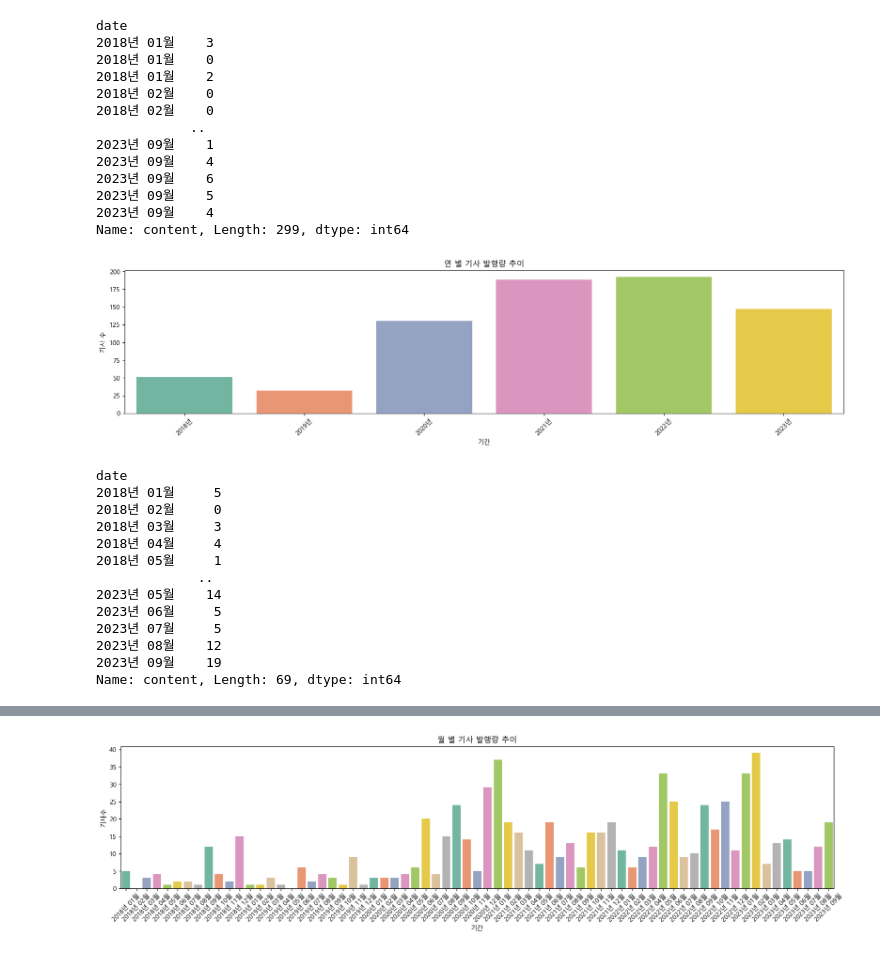
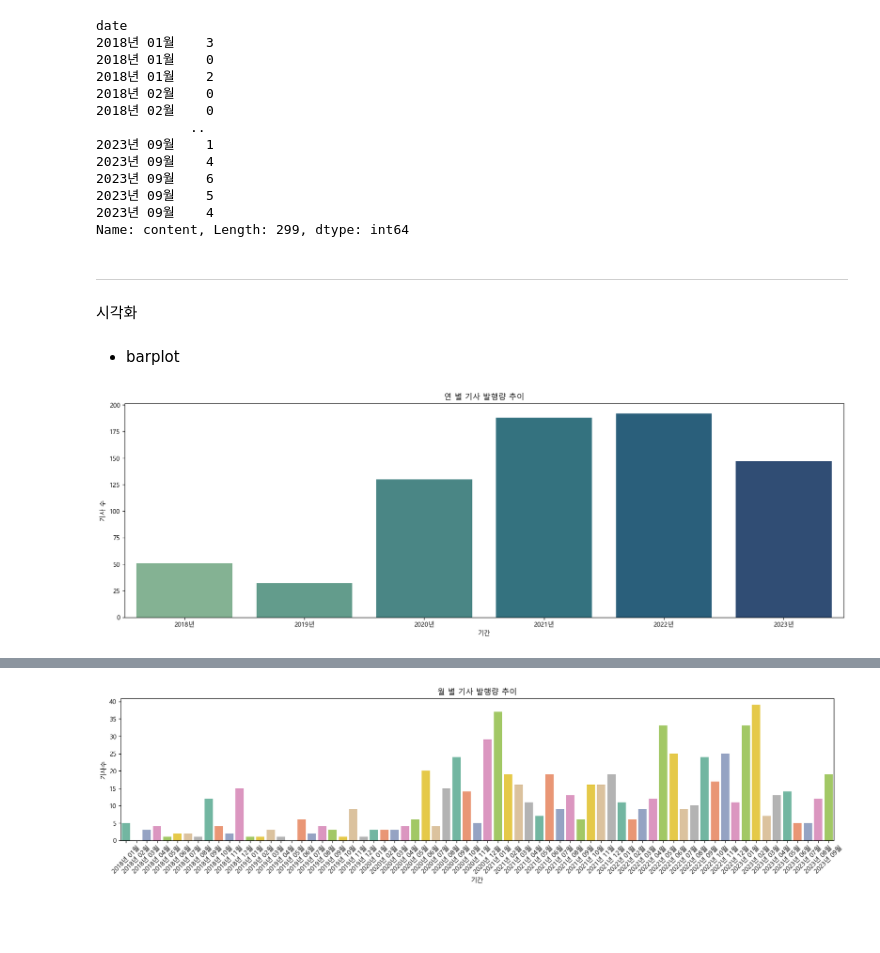
Before and after one commit to sesac-2023/cha_workspace, a Jupyter notebook: individual_tests/PJT_final_2023/visualization/num_of_the_articles_by_period.ipynb, the cells around one changed output, grey strips where cells are left out. Cells and saved outputs as stored; diff of their text form; code cells hidden in the pictures; blank space fills up the shorter version.

Commit message:
Update visualization for crawled news

```diff
--- a/individual_tests/PJT_final_2023/visualization/num_of_the_articles_by_period.ipynb
+++ b/individual_tests/PJT_final_2023/visualization/num_of_the_articles_by_period.ipynb
@@ -162,32 +156,25 @@ date
 2023년 09월    5
 2023년 09월    4
 Name: content, Length: 299, dtype: int64
+# %% [markdown]
+---
+시각화
+# %% [markdown]
+- barplot
 # %%
-def plot_bar(data, xlabel, ylabel, title, figsize=(10, 4)):
+from matplotlib import pyplot as plt
+import seaborn as sns
+
+# 그래프 그리는 함수 생성
+def plot_bar(data, xlabel, ylabel, title, figsize=(12, 4)):
     plt.rc('font', family='Malgun Gothic')
     fig, ax = plt.subplots(figsize=figsize)
-    sns.barplot(x=data.index, y=data.values, palette="Set2")
+    sns.barplot(x=data.index, y=data.values, palette='crest') # color='green'
     ax.set(xlabel=xlabel, ylabel=ylabel)
     ax.set_title(title)
-    plt.xticks(rotation=45)
+    plt.xticks(rotation=360)
     plt.show()
 # %%
-plot_bar(count_by_year, '기간', '기사 수', '연 별 기사 발행량 추이', (20, 4))
+plot_bar(count_by_year, '기간', '기사 수', '연 별 기사 발행량 추이', (20, 6))
 # %% [output]
-[figure, old version]
+[figure, new version]
-# %%
-count_by_month
-# %% [output]
-date
-2018년 01월     5
-2018년 02월     0
-2018년 03월     3
-2018년 04월     4
-2018년 05월     1
-             ..
-2023년 05월    14
-2023년 06월     5
-2023년 07월     5
-2023년 08월    12
-2023년 09월    19
-Name: content, Length: 69, dtype: int64
```
Also changed, not shown: parts of 19 cells of this notebook.
